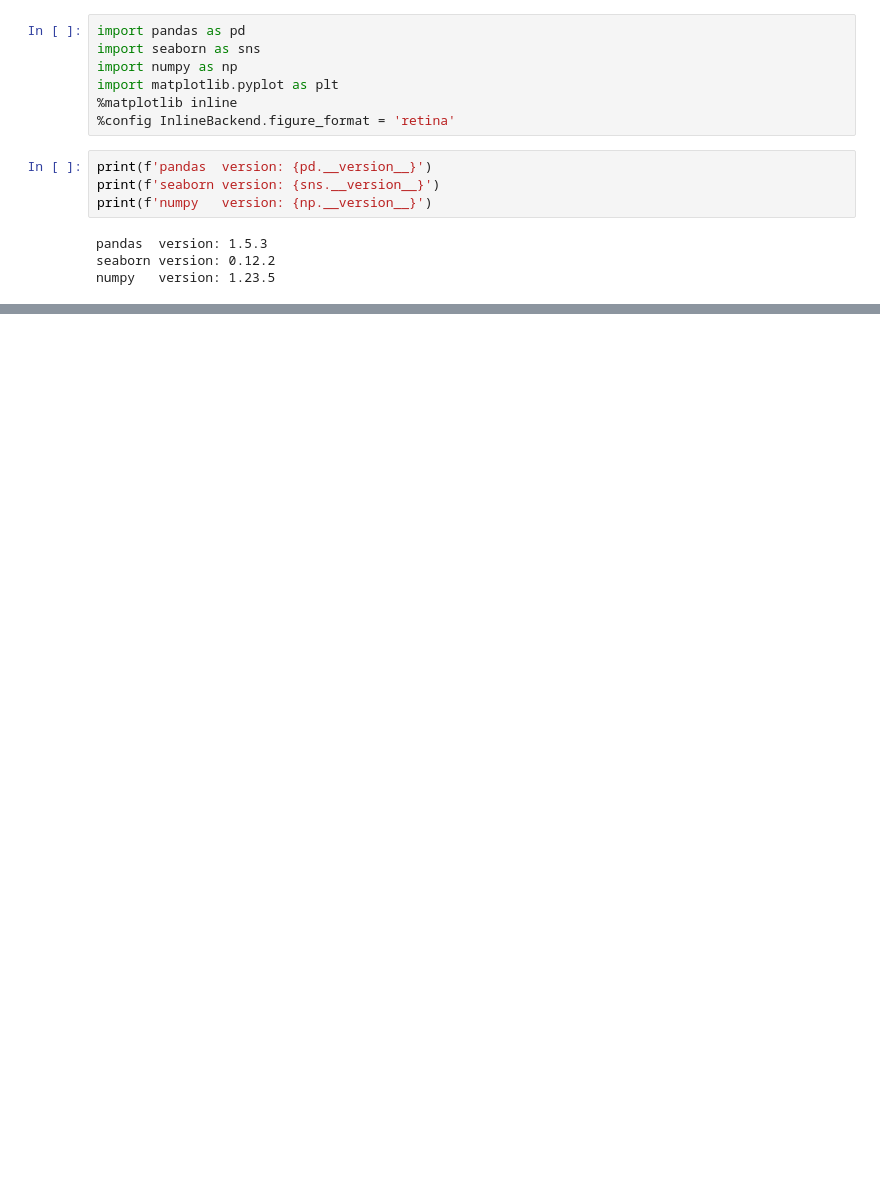
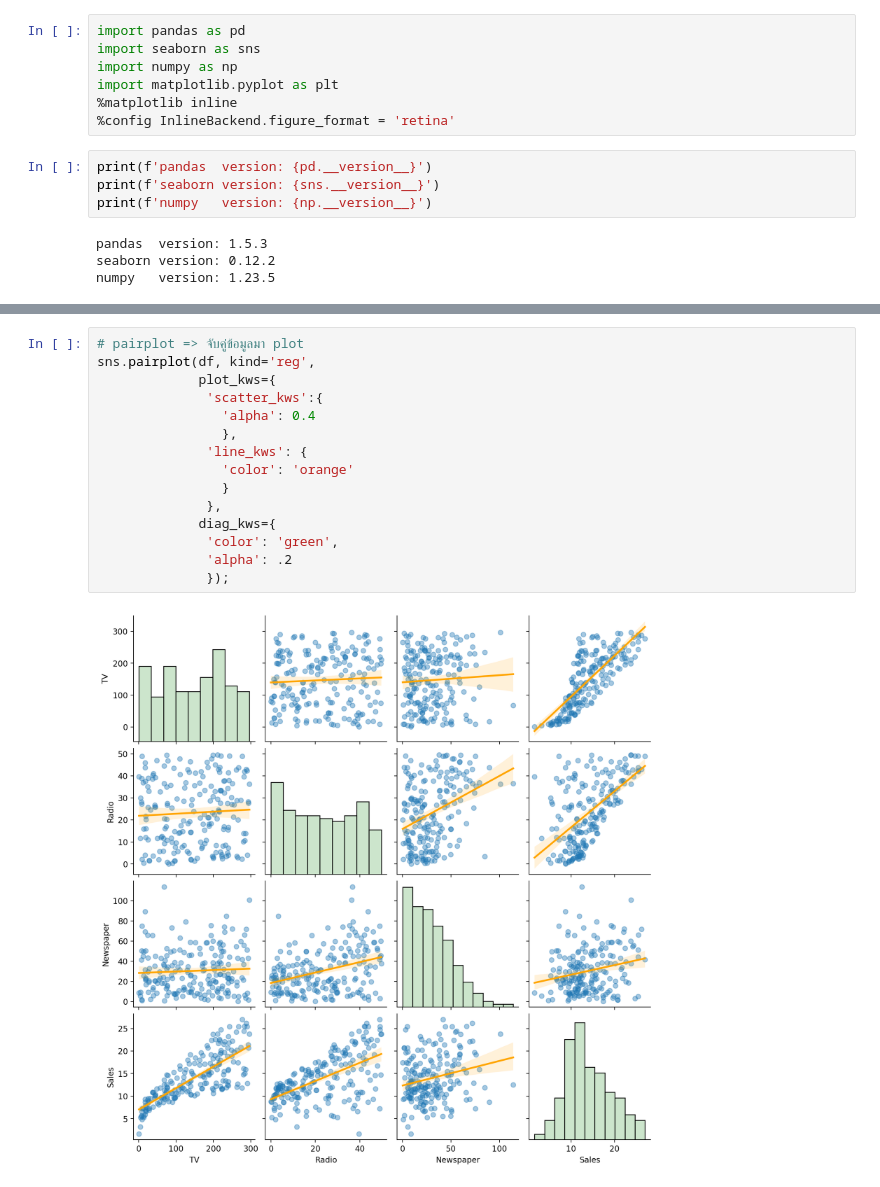
Before and after one commit to Saharuth/MachineLearning, a Jupyter notebook: multiple_linear_regression.ipynb, the cells around one changed output, grey strips where cells are left out. Drawn from its saved outputs; the diff is of its cells as text; blank space fills up the shorter version.

```diff
--- a/multiple_linear_regression.ipynb
+++ b/multiple_linear_regression.ipynb
@@ -20,0 +50,17 @@ df.head()
+# %%
+# pairplot => จับคู่ข้อมูลมา plot
+sns.pairplot(df, kind='reg',
+             plot_kws={
+              'scatter_kws':{
+                'alpha': 0.4
+                },
+              'line_kws': {
+                'color': 'orange'
+                }
+              },
+             diag_kws={
+              'color': 'green',
+              'alpha': .2
+              });
+# %% [output]
+[figure, added]
```
Also changed, not shown: parts of 25 cells of this notebook.
